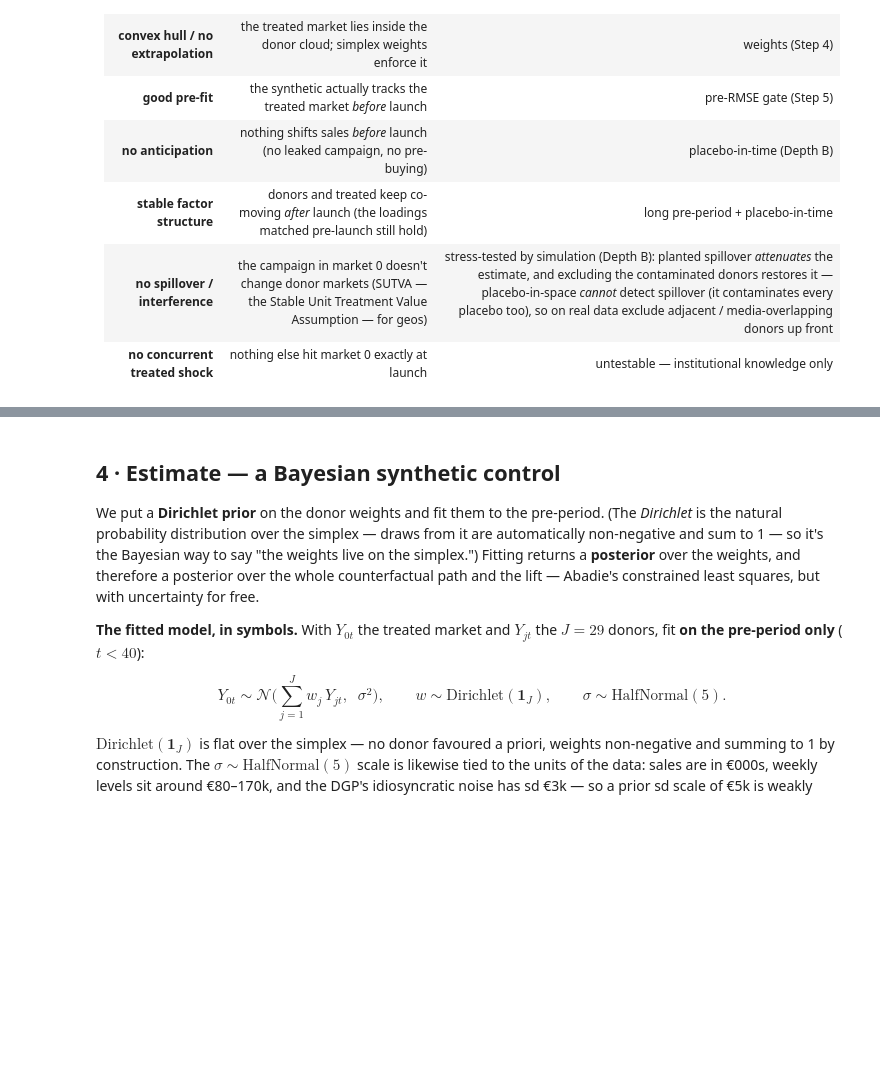
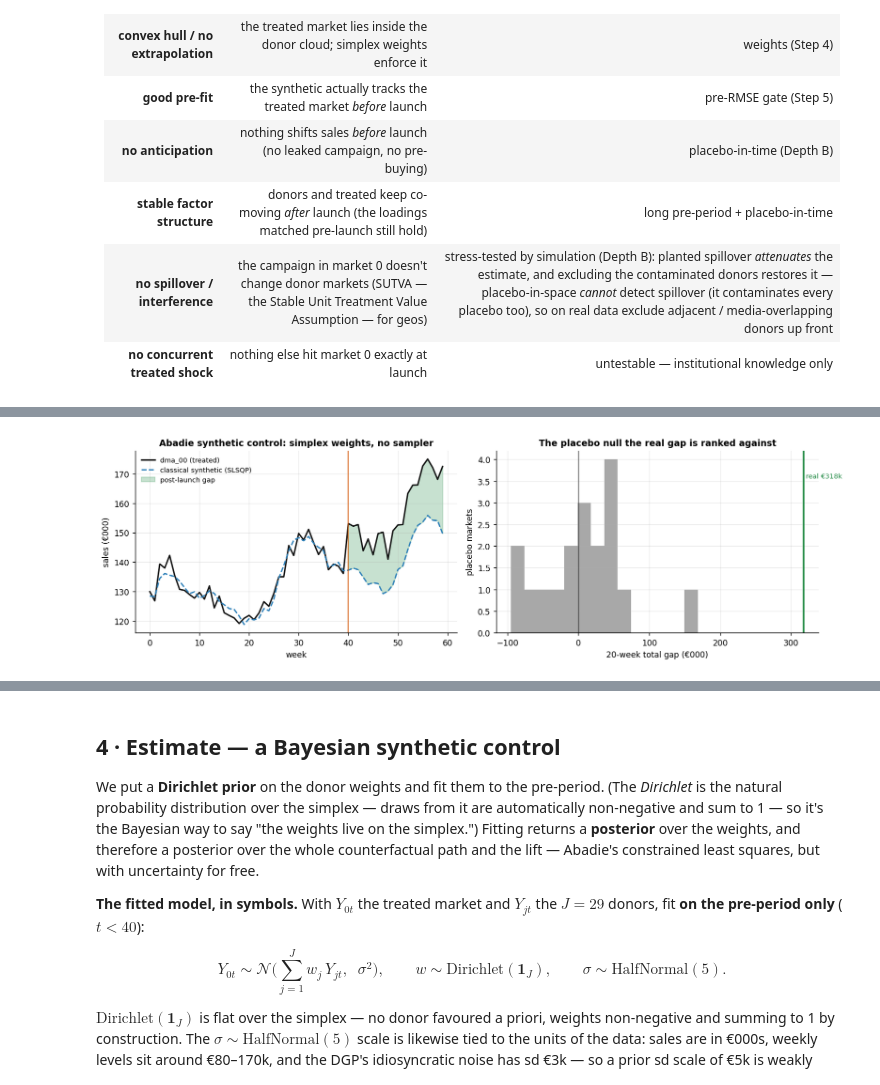
Before and after one commit to fmuia/sda_projects, a Jupyter notebook: causal-marketing-pymc/notebooks/07_geo_lift_synthetic_control.ipynb, the cells around one changed output, grey strips where cells are left out. Drawn from its saved outputs; the diff is of its cells as text; code cells hidden in the pictures; blank space fills up the shorter version.

```diff
--- a/causal-marketing-pymc/notebooks/07_geo_lift_synthetic_control.ipynb
+++ b/causal-marketing-pymc/notebooks/07_geo_lift_synthetic_control.ipynb
@@ -176,0 +236,77 @@ after. Forcing weights onto the simplex keeps the synthetic inside the **convex
+# %%
+from cmp import classical as cl
+
+# The donor pool: every market except the treated one. Defined here, in Step 0, because the classical
+# fit needs it first — §4's Bayesian fit and every check downstream reuse these same three objects.
+donors = np.delete(sales, treated_idx, axis=0)
+donor_labels = [c for c in sales_df.columns if c != treated_label]
+y_tr = sales[treated_idx]
+n_post = len(t[post])
+
+# --- 1 · The classical synthetic control: simplex weights by SLSQP, fitted on the PRE-period only ---
+gap_cl, w_cl = est.sc_effect_slsqp(y_tr, donors, pre, post)   # gap = treated - synthetic, every week
+cf_cl = y_tr - gap_cl                                         # the classical counterfactual path
+pre_rmse_cl = float(np.sqrt(np.mean(gap_cl[pre] ** 2)))
+total_cl, avg_cl = float(gap_cl[post].sum()), float(gap_cl[post].mean())
+eff_n_cl = 1.0 / np.sum(w_cl ** 2)                            # effective donors (inverse Herfindahl)
+
+# --- 2 · Inference, the classical way: refit the estimator on every donor AS IF it were treated ---
+placebo_gaps, real_gap, p_space = est.placebo_in_space(     # raw-gap permutation, Abadie pre-fit filter
+    sales, treated_idx, pre, post, pre_rmse=None, rmse_multiple=5.0)
+
+def rmse_ratio(gap):                                        # Abadie's scale-free test statistic
+    pre_r = np.sqrt(np.mean(gap[pre] ** 2)); post_r = np.sqrt(np.mean(gap[post] ** 2))
+    return post_r / max(pre_r, 1e-9)
+
+ratios = []                                                 # the statistic for EVERY unit (treated + donors)
+for j in range(sales.shape[0]):
+    others = np.delete(np.arange(sales.shape[0]), [treated_idx, j])   # the treated unit is never a donor:
+    gap, _ = est.sc_effect_slsqp(sales[j], sales[others], pre, post)  # its post-period is contaminated
+    ratios.append(rmse_ratio(gap))
+ratios = np.array(ratios); treated_ratio = ratios[treated_idx]
+rank = int(np.sum(ratios >= treated_ratio)); p_ratio = rank / len(ratios)
+
+# --- 3 · An interval WITHOUT a likelihood: invert the placebo null of the 20-week total ---
+placebo_tot = placebo_gaps[:, post].sum(1)          # totals under "no campaign" (no donor ran one)
+ri_lo = total_cl - np.quantile(placebo_tot, 0.95)   # inversion: estimate - the null's upper/lower tail
+ri_hi = total_cl - np.quantile(placebo_tot, 0.05)
+sc_cl = cl.Classical(name="Total post-launch lift (classical SC)", estimate=total_cl,
+                     se=float(placebo_tot.std()), ci=(float(ri_lo), float(ri_hi)), alpha=0.10,
+                     cov="placebo randomization (Abadie permutation), constant-effect null",
+                     n=int(sales.shape[0]), extra={"p_rmse_ratio": p_ratio})
+
+fig, ax = plt.subplots(1, 2, figsize=(12.5, 3.9))
+ax[0].plot(t, y_tr, color="#111", lw=1.7, label=f"{treated_label} (treated)")
+ax[0].plot(t, cf_cl, color=plots.BLUE, ls="--", lw=1.6, label="classical synthetic (SLSQP)")
+ax[0].fill_between(t[post], cf_cl[post], y_tr[post], color=plots.GREEN, alpha=0.25, label="post-launch gap")
+ax[0].axvline(launch, color=plots.ORANGE, lw=1)
+ax[0].set_xlabel("week"); ax[0].set_ylabel("sales (€000)"); ax[0].legend(frameon=False, fontsize=8)
+ax[0].set_title("Abadie synthetic control: simplex weights, no sampler")
+ax[1].hist(placebo_tot, bins=14, color=plots.GREY, alpha=0.85)
+ax[1].axvline(total_cl, color=plots.GREEN, lw=2)
+ax[1].text(total_cl, ax[1].get_ylim()[1] * 0.85, f" real €{total_cl:.0f}k", fontsize=8, color=plots.GREEN)
+ax[1].axvline(0, color="k", lw=0.6)
+ax[1].set_xlabel(f"{n_post}-week total gap (€000)"); ax[1].set_ylabel("placebo markets")
+ax[1].set_title("The placebo null the real gap is ranked against")
+fig.tight_layout()
+
+print(f"CLASSICAL SYNTHETIC CONTROL — SLSQP simplex weights, fit on weeks 0–{launch - 1}")
+print(f"  {donors.shape[0]} donors: {(w_cl > 0.01).sum()} carry >1% of the weight; "
+      f"{eff_n_cl:.1f} effective donors (1/Σw²)")
+print(f"  pre-fit RMSE €{pre_rmse_cl:.2f}k  — the gate: the synthetic must track the")
+print(f"              treated market BEFORE launch, or the post gap means nothing")
+print(f"  lift  €{avg_cl:.1f}k/week  ·  total €{total_cl:.0f}k over {n_post} post-launch weeks")
+print(f"  GRADE vs the planted €{true_total:.0f}k total: off by €{total_cl - true_total:+.0f}k "
+      f"({(total_cl - true_total) / true_total:+.0%})")
+print("\nINFERENCE — no likelihood, so no standard error. Rank the real gap")
+print("            against the placebo null instead:")
+print(f"  Abadie RMSE-ratio p = {p_ratio:.3f}  — treated ranks {rank} of {len(ratios)} markets "
+      f"(ratio {treated_ratio:.1f}")
+print(f"                          vs a placebo median of {np.median(ratios):.1f})")
+print(f"  raw-gap permutation p = {p_space:.3f}  — {len(placebo_gaps)} of {donors.shape[0]} donors survived the")
+print(f"                          5x pre-fit filter (Depth B reconciles the two p's)")
+print(f"  90% randomization interval on the total (placebo null, inverted):")
+print(f"      [€{ri_lo:.0f}k, €{ri_hi:.0f}k] — the planted €{true_total:.0f}k falls "
+      f"{'INSIDE' if ri_lo <= true_total <= ri_hi else 'OUTSIDE'} it")
+print("\n" + sc_cl.cannot_say())
+# %% [output]
@@ -176,0 +330 @@ after. Forcing weights onto the simplex keeps the synthetic inside the **convex
+[figure, added]
```
Also changed, not shown: parts of 14 cells of this notebook, 21 other files.
